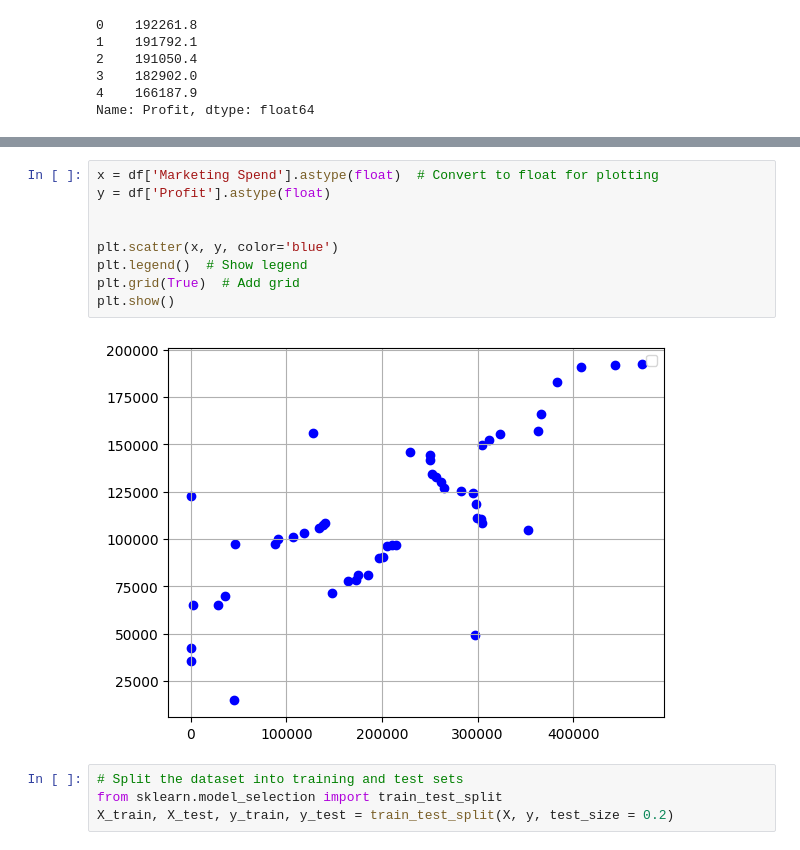
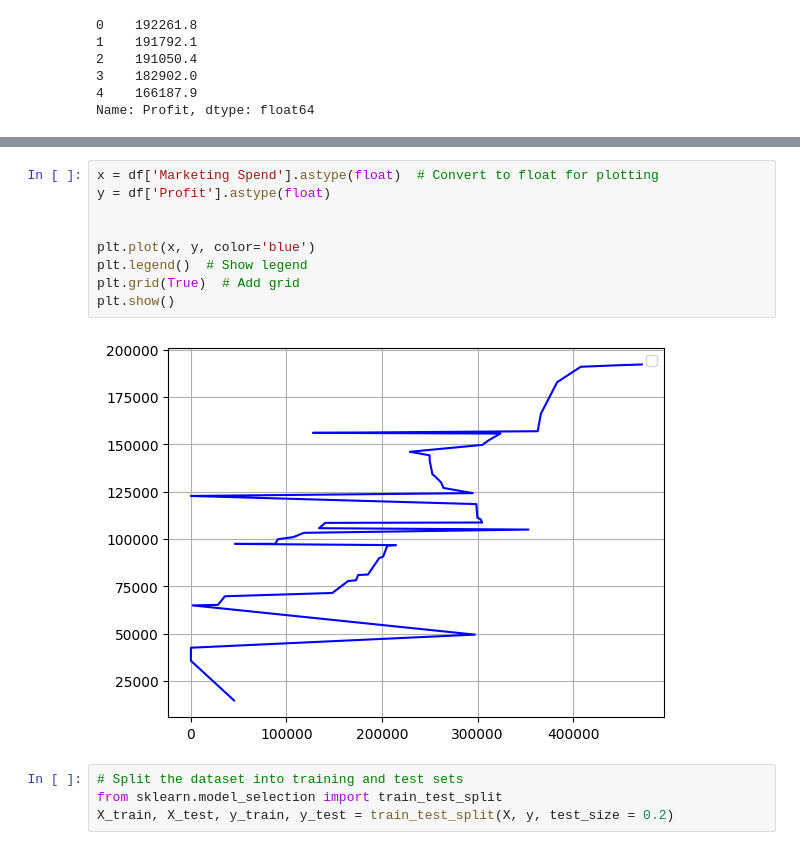
Before and after one commit to Bwar3am/machine-learning-in-use, a Jupyter notebook: multipleregression.ipynb, the cells around one changed output, grey strips where cells are left out. Saved outputs shown, nothing was run; the diff lists cells and outputs as text.

```diff
--- a/multipleregression.ipynb
+++ b/multipleregression.ipynb
@@ -114,14 +114,14 @@ plt.show()
 # %%
 x = df['Marketing Spend'].astype(float)  # Convert to float for plotting
 y = df['Profit'].astype(float)
 
 
-plt.scatter(x, y, color='blue')
+plt.plot(x, y, color='blue')
 plt.legend()  # Show legend
 plt.grid(True)  # Add grid
 plt.show()
 # %% [output]
-[figure, old version]
+[figure, new version]
 # %%
 # Split the dataset into training and test sets
 from sklearn.model_selection import train_test_split
```
Also changed, not shown: parts of 8 cells of this notebook.
